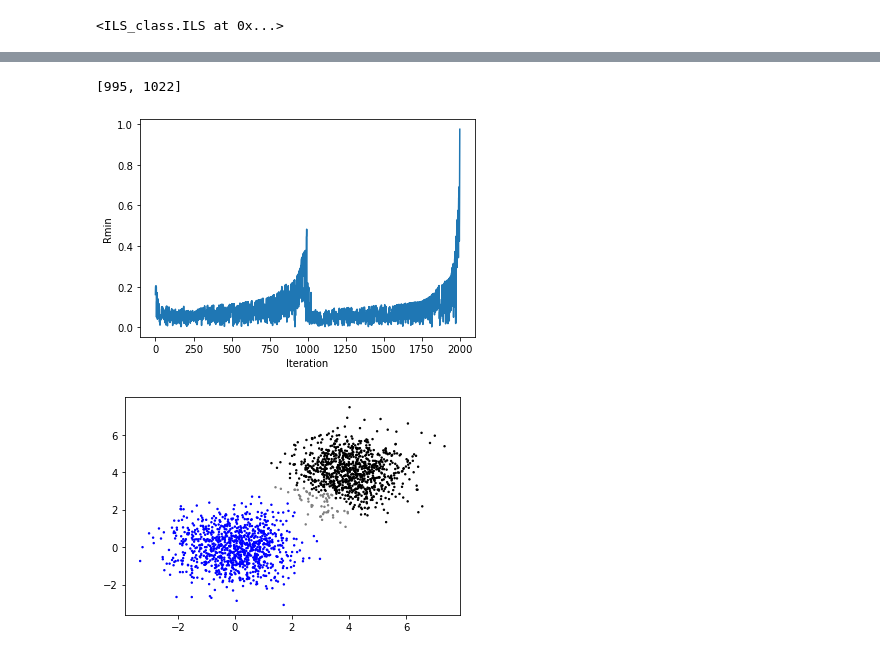
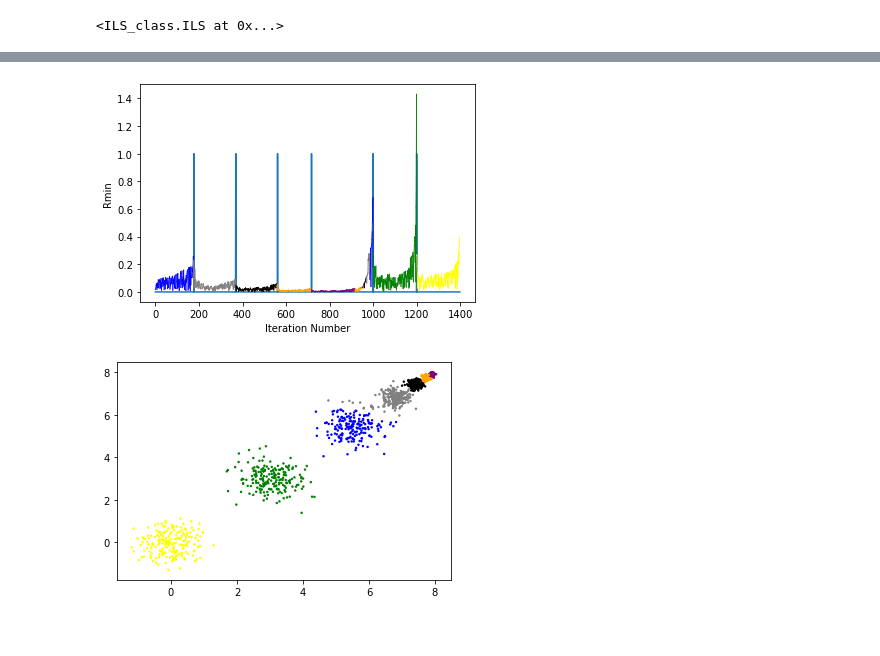
Before and after one commit to kayla-lixinyi/Summer-Project-Advanced-and-Interpretable-Unsupervised-Learning, a Jupyter notebook: Testing/ILS_tests_plots.ipynb, the cells around one changed output, grey strips where cells are left out. Saved outputs shown, nothing was run; the diff lists cells and outputs as text; code cells hidden in the pictures.

```diff
--- a/Testing/ILS_tests_plots.ipynb
+++ b/Testing/ILS_tests_plots.ipynb
@@ -63,16 +67,21 @@ testILS.rainbow_rmin()
 # %%
-a = np.random.normal(0, 1, (1000, 2))
-b = np.random.normal(4, 1, (1000, 2))
-test = np.concatenate((a, b), axis = 0)
+a = np.random.normal(0, 0.5, (200, 2))
+b = np.random.normal(3, 0.5, (200, 2))
+c = np.random.normal(5.5, 0.5, (200, 2))
+d = np.random.normal(6.8, 0.25, (200, 2))
+e = np.random.normal(7.4, 0.125, (200, 2))
+f = np.random.normal(7.75, 0.06725, (200, 2))
+g = np.random.normal(7.91, 0.03225, (200, 2))
+test = np.concatenate((a, b, c, d, e, f, g), axis = 0)
 # %%
-testILS = ILS(min_cluster_size = 25).fit(test)
-print(testILS.maxima)
-testILS.plot_rmin()
+testILS = ILS(min_cluster_size = 150).fit(test)
+maxlst = [1 if i in testILS.maxima else 0 for i in range(len(testILS.rmin))]
+plt.plot(maxlst)
+testILS.coloured_rmin()
 testILS.plot_labels()
 # %% [output]
-[995, 1022]
-[figure, old version]
+[figure, new version]
-[figure, old version]
+[figure, new version]
 # %%
 testILS.manual_segmentation([200, 400])
 testILS.plot_labels()
```
Also changed, not shown: parts of 5 cells of this notebook, 2 other files.
